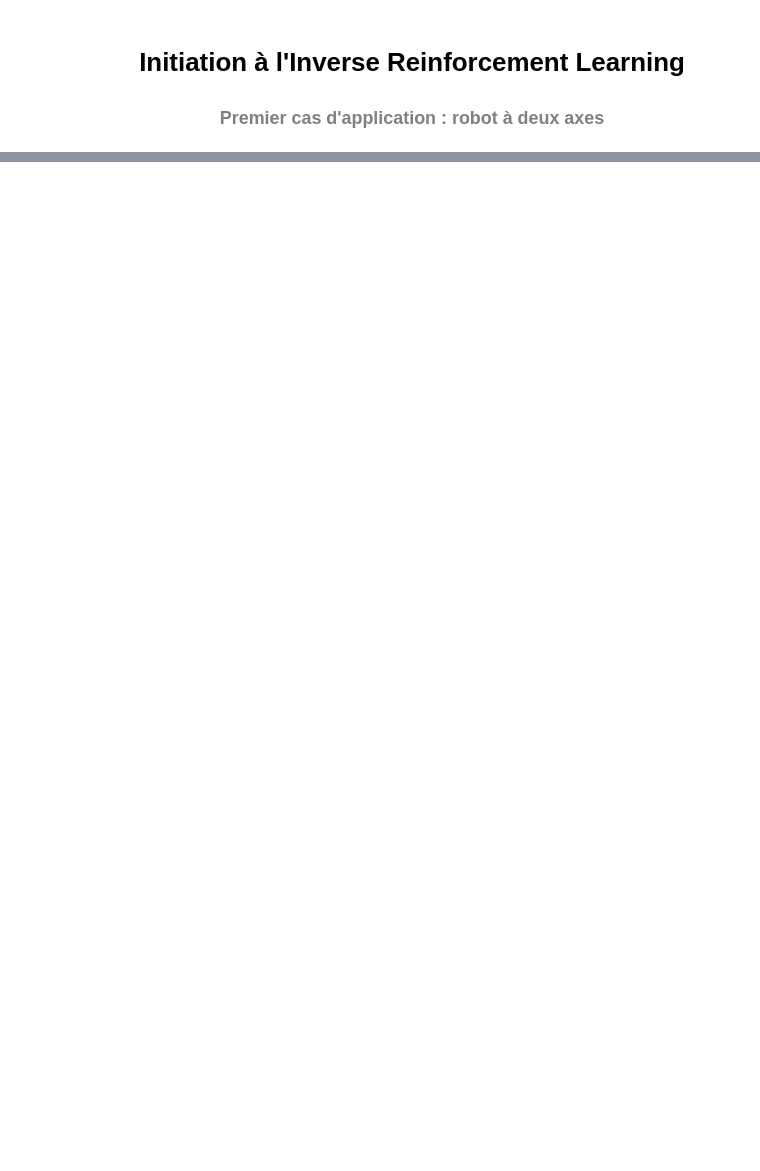
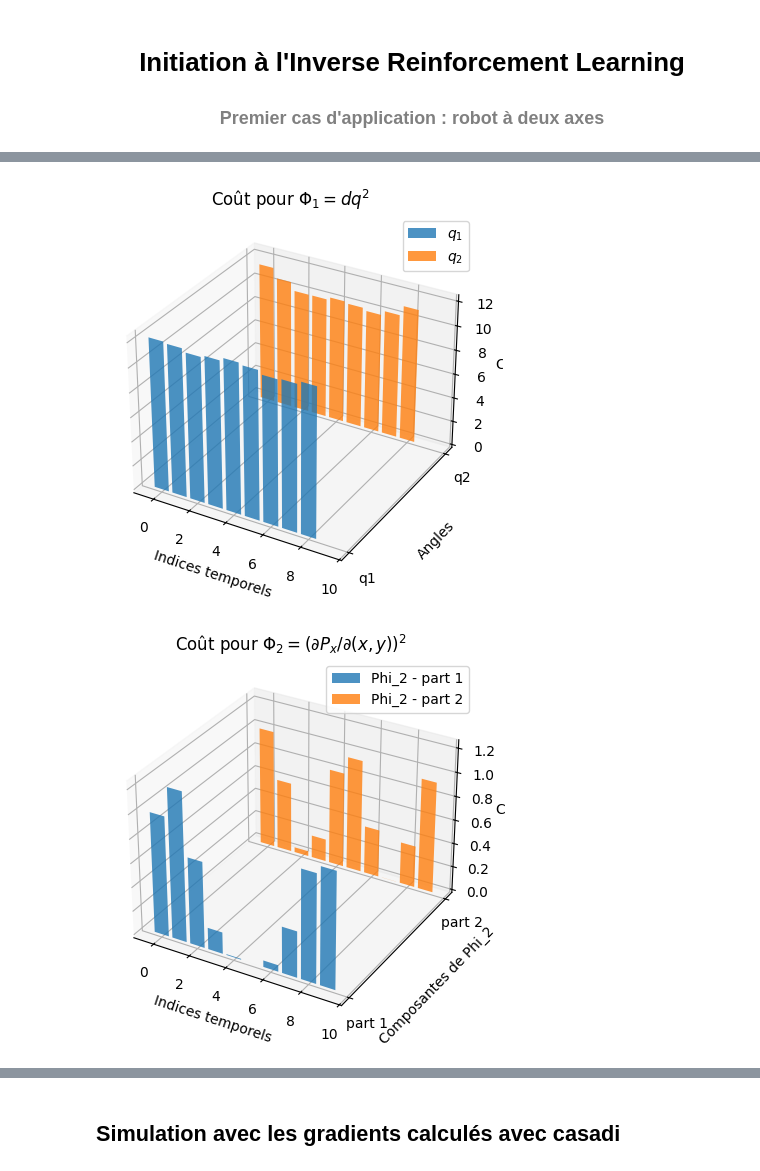
Before and after one commit to MaxMosh/OC-IRL, a Jupyter notebook: Starting/2 - Cas d'application 1/second_optimization_problem.ipynb, the cells around one changed output, grey strips where cells are left out. Drawn from its saved outputs; the diff is of its cells as text; code cells hidden in the pictures; blank space fills up the shorter version.

```diff
--- a/Starting/2 - Cas d'application 1/second_optimization_problem.ipynb
+++ b/Starting/2 - Cas d'application 1/second_optimization_problem.ipynb
@@ -135,0 +192,61 @@ Image(open('robot_arm_v1.gif','rb').read())
+# %%
+# calcul des coûts pour la trajectoire optimale
+
+Phi_1_opti = np.zeros((2,N))
+Phi_1_opti[0,:] = dq1**2
+Phi_1_opti[1,:] = dq2**2
+
+Phi_2_opti = np.zeros((2,N))
+Phi_2_opti[0,:] = (L_1*np.sin(q1) + L_2*(np.cos(q2)*np.sin(q1) + np.sin(q2)*np.cos(q1)))**2
+Phi_2_opti[1,:] = (L_2*(np.cos(q1)*np.sin(q2) + np.sin(q1)*np.cos(q2)))**2
+
+
+# affichage des coûts sous forme de barres empilées 3D, affichés sur deux figures différentes
+fig = plt.figure()
+ax = fig.add_subplot(111, projection='3d')
+x = np.arange(N)
+y1 = Phi_1_opti[0,:]
+y2 = Phi_1_opti[1,:]
+ax.bar(x, y1, zs=0, zdir='y', alpha=0.8, label='$q_1$')
+ax.bar(x, y2, zs=1, zdir='y', alpha=0.8, label='$q_2$')
+ax.set_xlabel('Indices temporels')
+ax.set_ylabel('Angles')
+ax.set_zlabel('Coût')
+ax.set_yticks([0, 1])
+ax.set_yticklabels(['q1', 'q2'])
+ax.set_title(r'Coût pour $\Phi_1 = dq^2$')
+ax.legend()
+plt.show()
+fig = plt.figure()
+ax = fig.add_subplot(111, projection='3d')
+x = np.arange(N)
+y1 = Phi_2_opti[0,:]
+y2 = Phi_2_opti[1,:]
+ax.bar(x, y1, zs=0, zdir='y', alpha=0.8, label='Phi_2 - part 1')
+ax.bar(x, y2, zs=1, zdir='y', alpha=0.8, label='Phi_2 - part 2')
+ax.set_xlabel('Indices temporels')
+ax.set_ylabel('Composantes de Phi_2')
+ax.set_zlabel('Coût')
+ax.set_yticks([0, 1])
+ax.set_yticklabels(['part 1', 'part 2'])
+ax.set_title('Coût pour $\Phi_2 = (\partial P_x / \partial (x,y))^2$')
+ax.legend()
+plt.show()
+
+
+# Affichage Phi_2 global
+fig = plt.figure()
+ax = fig.add_subplot(111, projection='3d')
+x = np.arange(N)
+ax.bar(x, Phi_2_opti[0,:]**2 + Phi_2_opti[1,:]**2, zs=0, zdir='y', alpha=0.8, label=r'$\|\nabla P_x\|^2$')
+ax.set_xlabel('Indices temporels')
+ax.set_ylabel('Phi_2')
+ax.set_zlabel('Coût')
+ax.set_yticks([0])
+ax.set_yticklabels([r'$\|\nabla P_x\|^2$'])
+ax.set_title(r'Coût pour $\Phi_2 = \|\nabla P_x\|^2$')
+ax.legend()
+plt.show()
+# %% [output]
+[figure, added]
+[figure, added]
@@ -135,0 +254,2 @@ Image(open('robot_arm_v1.gif','rb').read())
+# %% [markdown]
+## **Simulation avec les gradients calculés avec casadi**
```
Also changed, not shown: parts of 33 cells of this notebook, 3 other files.
